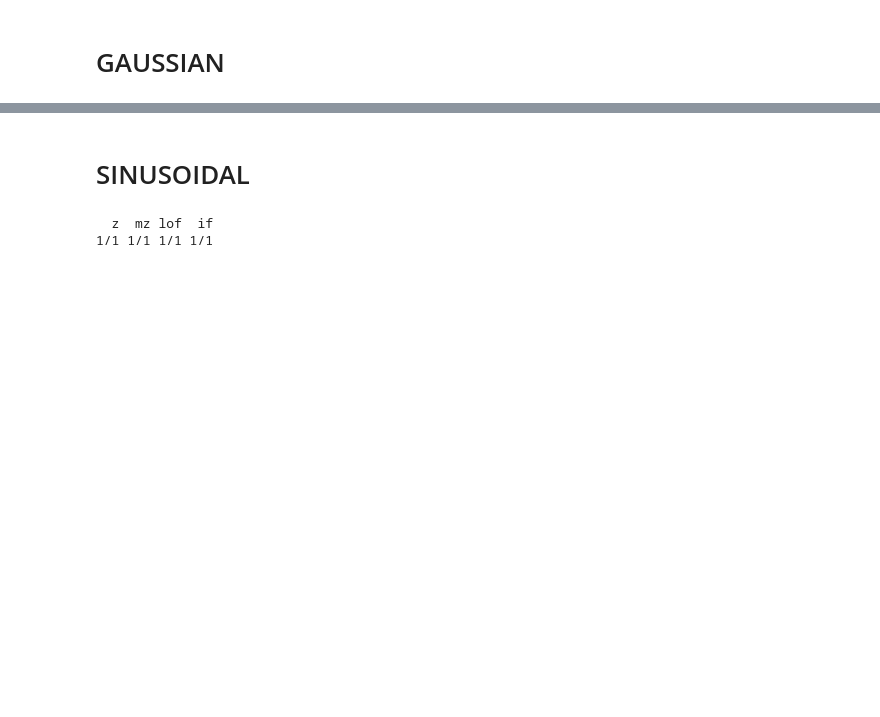
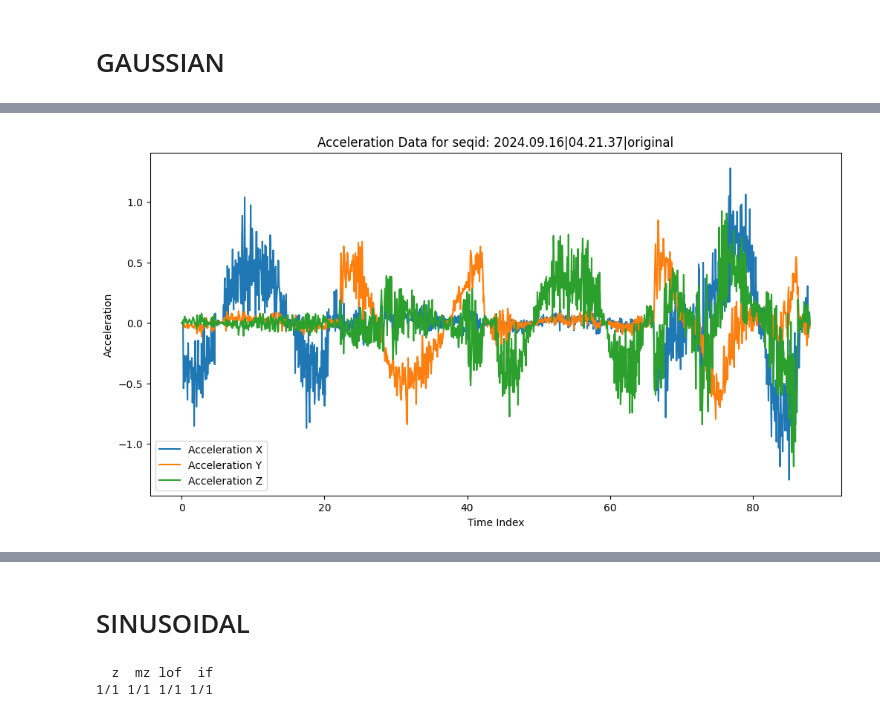
Before and after one commit to luukverkleij/PredictiveMaintenance, a Jupyter notebook: edmo-project/Processing/src/experiments.ipynb, the cells around one changed output, grey strips where cells are left out. Cells and saved outputs as stored; diff of their text form; code cells hidden in the pictures; blank space fills up the shorter version.

```diff
--- a/edmo-project/Processing/src/experiments.ipynb
+++ b/edmo-project/Processing/src/experiments.ipynb
@@ -241,0 +214,20 @@ for (mname, _) in models.items():
+# %%
+def plot_acceleration(df, seqid):
+    df_seqid = df[df['seqid'] == seqid]
+
+    plt.figure(figsize=(12, 6))
+    plt.plot(df_seqid['timeindex'], df_seqid['acceleration_x'], label='Acceleration X')
+    plt.plot(df_seqid['timeindex'], df_seqid['acceleration_y'], label='Acceleration Y')
+    plt.plot(df_seqid['timeindex'], df_seqid['acceleration_z'], label='Acceleration Z')
+    plt.xlabel('Time Index')
+    plt.ylabel('Acceleration')
+    plt.title(f'Acceleration Data for seqid: {seqid}')
+    plt.legend()
+    plt.show()
+
+
+tmpdf = list(exps_gaussian.items())[0][1].results['input']
+seqid = "2024.09.16|04.21.37|original"
+plot_acceleration(tmpdf, seqid)
+# %% [output]
+[figure, added]
```
Also changed, not shown: parts of 12 cells of this notebook, 7 other files.
